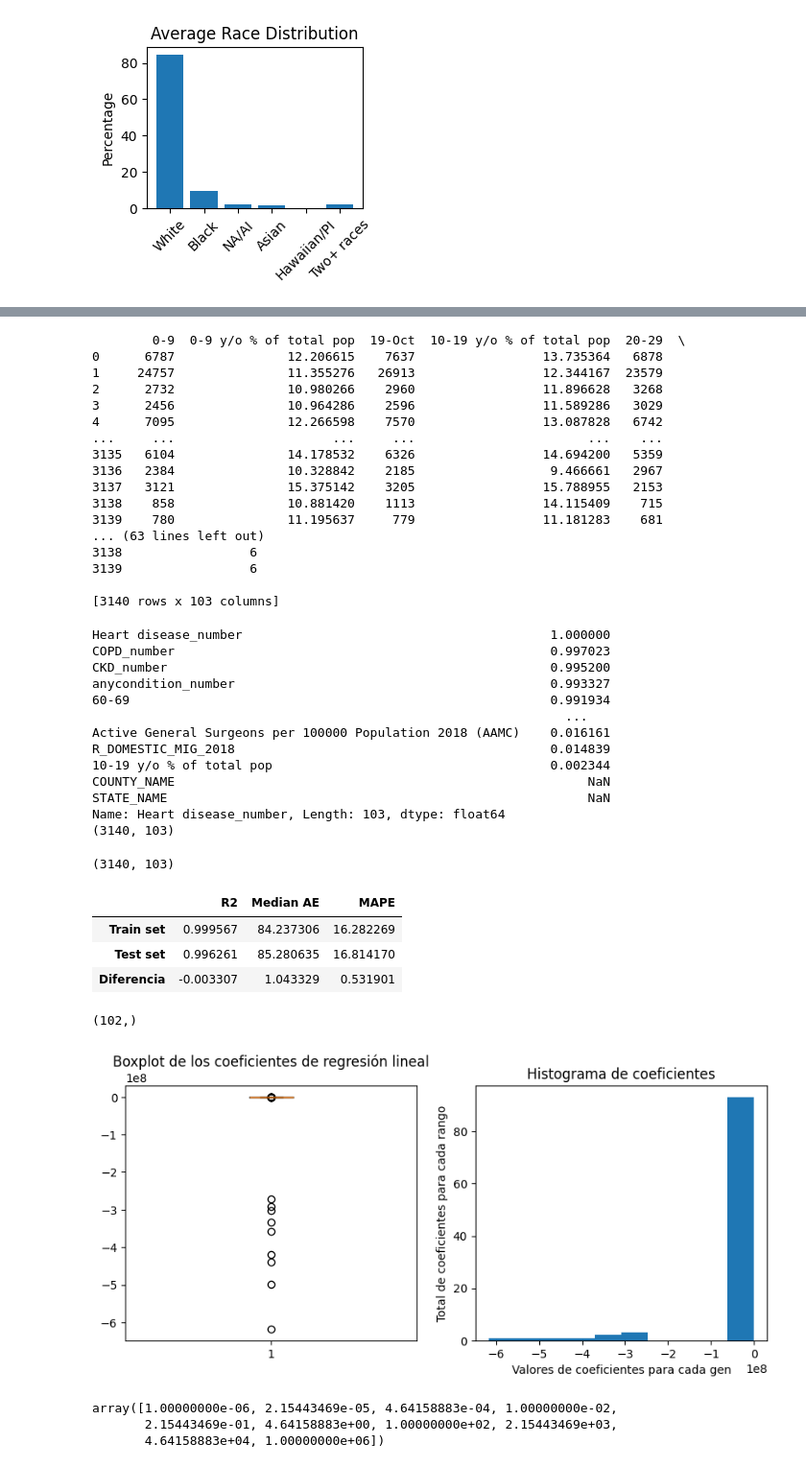
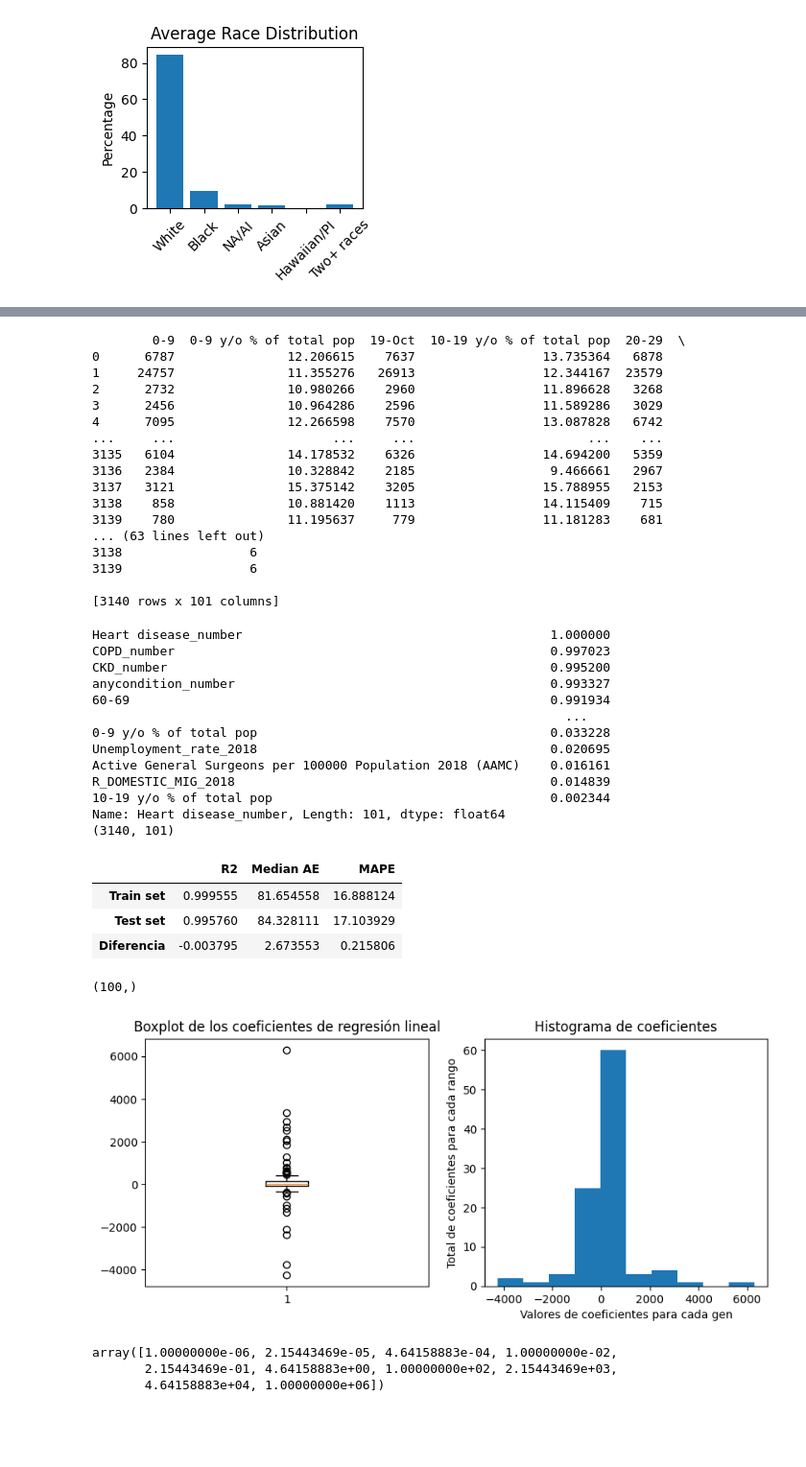
Before and after one commit to Bieloliver12/regularized, a Jupyter notebook: src/explore.ipynb, the cells around one changed output, grey strips where cells are left out. Shown at 96% size. Cells and saved outputs as stored; diff of their text form; code cells hidden in the pictures; blank space fills up the shorter version.

```diff
--- a/src/explore.ipynb
+++ b/src/explore.ipynb
@@ -50,3 +45,6 @@ df.shape
+# %%
+
+df.drop(['COUNTY_NAME', 'STATE_NAME'], axis=1, inplace=True)
 # %%
 df.head()
 # %% [output]
@@ -162,11 +172,11 @@ print(df)
 3138                 6
 3139                 6
 
-[3140 rows x 103 columns]
+[3140 rows x 101 columns]
 # %%
 correlations = df.corr()['Heart disease_number']
 
-# Sort by correlation value to find the best
+# es para ordenar las correlaciones en valor absoluto de mayor a menor y así identificar las variables más correlacionadas esto lo hacia porque anteriormente no se veia mucho la correlacion en el grafico y es para ver
 best_correlation = correlations.abs().sort_values(ascending=False)
 
 # Print the results
@@ -179,20 +189,13 @@ CKD_number                                                   0.995200
 anycondition_number                                          0.993327
 60-69                                                        0.991934
                                                                ...
+0-9 y/o % of total pop                                       0.033228
+Unemployment_rate_2018                                       0.020695
 Active General Surgeons per 100000 Population 2018 (AAMC)    0.016161
 R_DOMESTIC_MIG_2018                                          0.014839
 10-19 y/o % of total pop                                     0.002344
-COUNTY_NAME                                                       NaN
-STATE_NAME                                                        NaN
-Name: Heart disease_number, Length: 103, dtype: float64
-(3140, 103)
+Name: Heart disease_number, Length: 101, dtype: float64
+(3140, 101)
-# %%
-df = df.fillna(0)
-
-# Print the DataFrame to check the result
-print(df.shape)
-# %% [output]
-(3140, 103)
 # %%
 X = df.drop(columns='Heart disease_number', axis=1)
 y = df['Heart disease_number']
@@ -203,10 +206,10 @@ X_train, X_test, y_train, y_test = train_test_split(X, y, test_size=0.2, random_
 scaler = StandardScaler()
 X_train_scaled = scaler.fit_transform(X_train)
 X_test_scaled = scaler.transform(X_test)
-
-m_lineal = LinearRegression().fit(X_train_scaled, y_train)
-yhat_train = m_lineal.predict(X_train_scaled)
-yhat_test = m_lineal.predict(X_test_scaled)
+ridge = RidgeCV(alphas=[0.1, 1.0, 10.0]).fit(X_train_scaled, y_train)
+#m_lineal = LinearRegression().fit(X_train_scaled, y_train)
+yhat_train = ridge.predict(X_train_scaled)
+yhat_test = ridge.predict(X_test_scaled)
 # %%
 def get_metrics(yhat, y_test, yhat_train, y_train):
   metrics_train = r2_score(y_train, yhat_train), median_absolute_error(y_train, yhat_train), mean_absolute_percentage_error(y_train, yhat_train)*100
@@ -217,26 +220,26 @@ def get_metrics(yhat, y_test, yhat_train, y_train):
 get_metrics(yhat_test, y_test, yhat_train, y_train)
 # %% [output]
 |  | R2 | Median AE | MAPE |
-| Train set | 0.999567 | 84.237306 | 16.282269 |
-| Test set | 0.996261 | 85.280635 | 16.814170 |
-| Diferencia | -0.003307 | 1.043329 | 0.531901 |
+| Train set | 0.999555 | 81.654558 | 16.888124 |
+| Test set | 0.995760 | 84.328111 | 17.103929 |
+| Diferencia | -0.003795 | 2.673553 | 0.215806 |
 # %%
-m_lineal.coef_.shape
+ridge.coef_.shape
 # %% [output]
-(102,)
+(100,)
 # %%
 plt.figure(figsize=(10, 4))
 plt.subplot(1, 2, 1)
-plt.boxplot(m_lineal.coef_)
+plt.boxplot(ridge.coef_)
 plt.title('Boxplot de los coeficientes de regresión lineal')
 plt.subplot(1, 2, 2)
-plt.hist(m_lineal.coef_,10)
+plt.hist(ridge.coef_,10)
 plt.xlabel('Valores de coeficientes para cada gen')
 plt.ylabel('Total de coeficientes para cada rango')
 plt.title('Histograma de coeficientes')
 plt.show()
 # %% [output]
-[figure, old version]
+[figure, new version]
 # %%
 m_lasso = LassoCV(alphas=np.logspace(-6, 6, 10), cv=5, random_state=42, n_jobs=-1).fit(X_train_scaled, y_train)
 yhat_train_lasso = m_lasso.predict(X_train_scaled)
```
Also changed, not shown: parts of 15 cells of this notebook.
